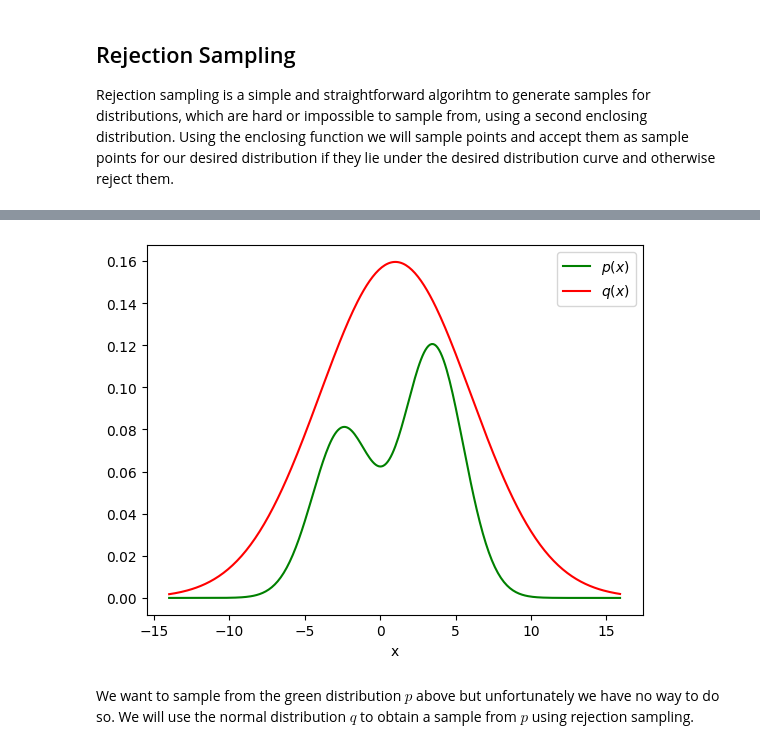
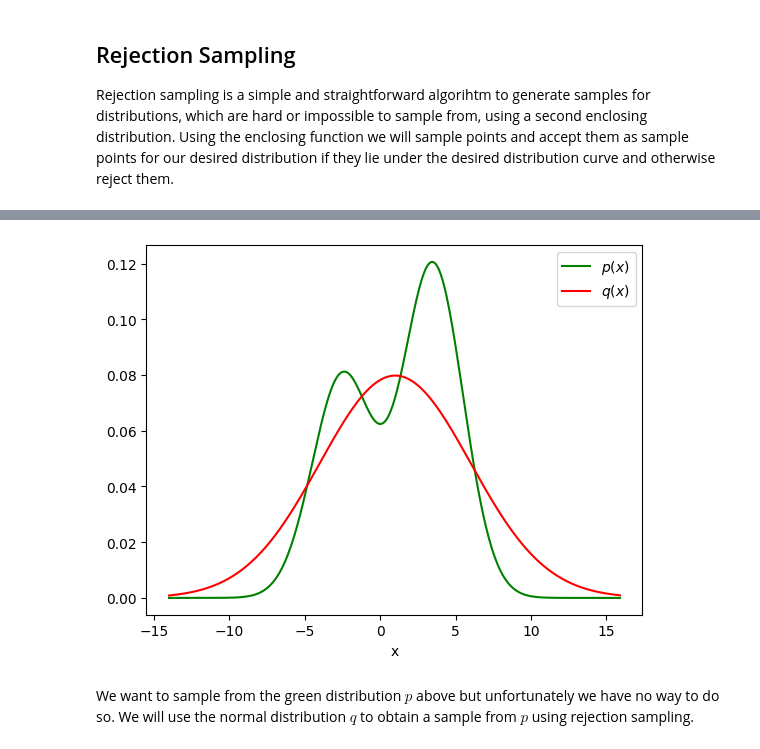
Before and after one commit to HendrikHigl/ma-cs-apml, a Jupyter notebook: TextDecoding/MCMC_project.ipynb, the cells around one changed output, grey strips where cells are left out. Saved outputs shown, nothing was run; the diff lists cells and outputs as text; code cells hidden in the pictures.

```diff
--- a/TextDecoding/MCMC_project.ipynb
+++ b/TextDecoding/MCMC_project.ipynb
@@ -36,27 +16,27 @@ import random
 # %%
 size=40
 sigma_square_1 = 4.0
 sigma_square_2 = 4.0
 mu_1, sigma_1 = -2.5,np.sqrt(sigma_square_1)
 mu_2, sigma_2 = 3.5,np.sqrt(sigma_square_2)
 prob_1 = 0.4
 
 rv_1 = norm(loc = mu_1, scale = sigma_1)
 rv_2 = norm(loc = mu_2, scale = sigma_2)
 x_ = np.arange(-14, 16, .1)
 
 p_green = lambda x: prob_1 * rv_1.pdf(x) + (1-prob_1) * rv_2.pdf(x)
 plt.plot(x_, p_green(x_) , "g-",label='$p(x)$')
 
 sigma_red,mu_red = 5. , 1.
 q_red = norm(loc = mu_red, scale = sigma_red)
 
-plt.plot(x_, 2*q_red.pdf(x_) , "r-",label='$q(x)$')
+plt.plot(x_, q_red.pdf(x_) , "r-",label='$q(x)$')
 plt.legend()
 
 _ = plt.xlabel("x")
 # %% [output]
-[figure, old version]
+[figure, new version]
 # %% [markdown]
 We want to sample from the green distribution $p$ above but unfortunately we have no way to do so. We will use the normal distribution $q$ to obtain a sample from $p$ using rejection sampling.
 # %% [markdown]
```
Also changed, not shown: parts of 10 cells of this notebook, 1 other file.
